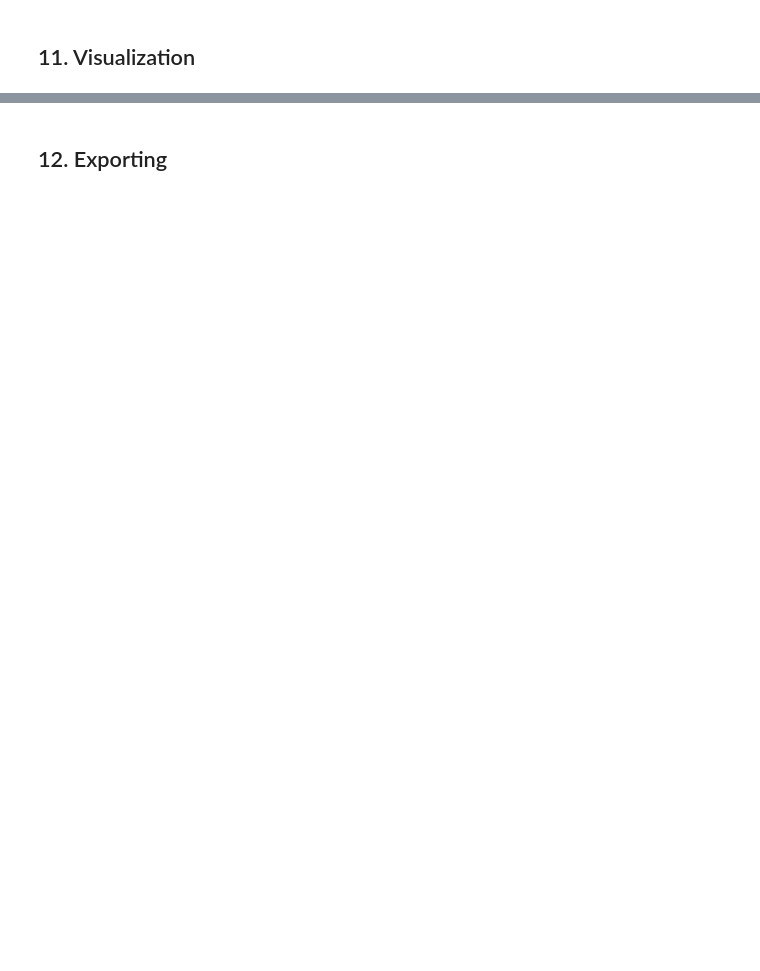
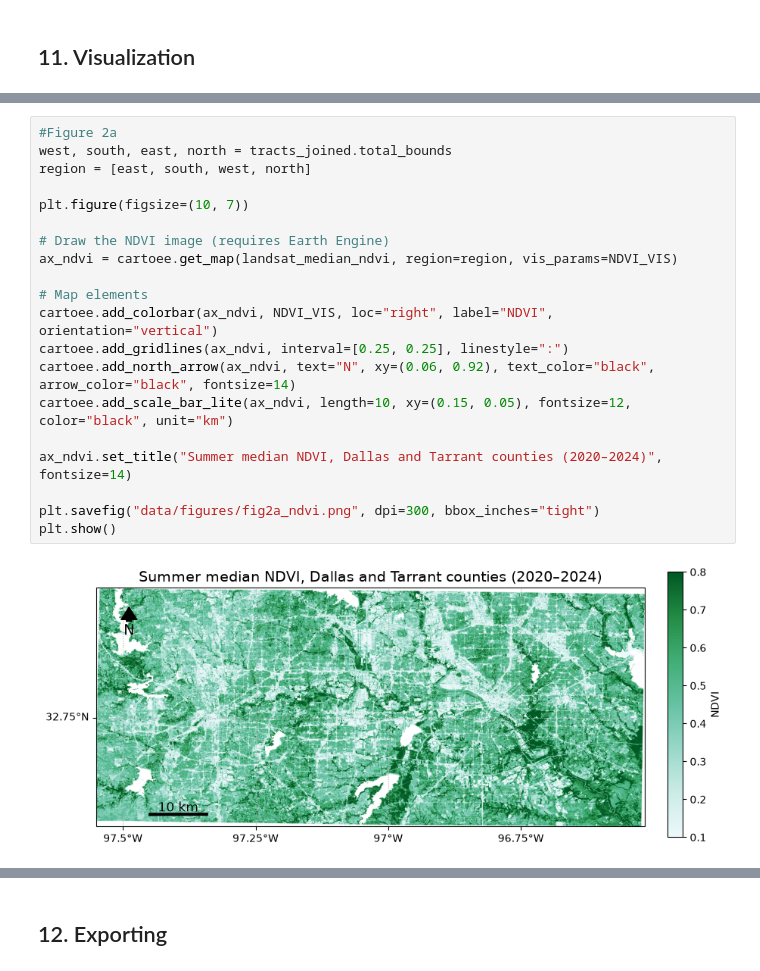
Before and after one commit to tinlongg/DFW_UrbanHeat, a Jupyter notebook: heat.ipynb, the cells around one changed output, grey strips where cells are left out. Saved outputs shown, nothing was run; the diff lists cells and outputs as text; blank space fills up the shorter version.

```diff
--- a/heat.ipynb
+++ b/heat.ipynb
@@ -376,0 +481,22 @@ top_10
+# %%
+#Figure 2a
+west, south, east, north = tracts_joined.total_bounds
+region = [east, south, west, north]
+
+plt.figure(figsize=(10, 7))
+
+# Draw the NDVI image (requires Earth Engine)
+ax_ndvi = cartoee.get_map(landsat_median_ndvi, region=region, vis_params=NDVI_VIS)
+
+# Map elements
+cartoee.add_colorbar(ax_ndvi, NDVI_VIS, loc="right", label="NDVI", orientation="vertical")
+cartoee.add_gridlines(ax_ndvi, interval=[0.25, 0.25], linestyle=":")
+cartoee.add_north_arrow(ax_ndvi, text="N", xy=(0.06, 0.92), text_color="black", arrow_color="black", fontsize=14)
+cartoee.add_scale_bar_lite(ax_ndvi, length=10, xy=(0.15, 0.05), fontsize=12, color="black", unit="km")
+
+ax_ndvi.set_title("Summer median NDVI, Dallas and Tarrant counties (2020–2024)", fontsize=14)
+
+plt.savefig("data/figures/fig2a_ndvi.png", dpi=300, bbox_inches="tight")
+plt.show()
+# %% [output]
+[figure, added]
```
Also changed, not shown: parts of 23 cells of this notebook, 18 other files.
